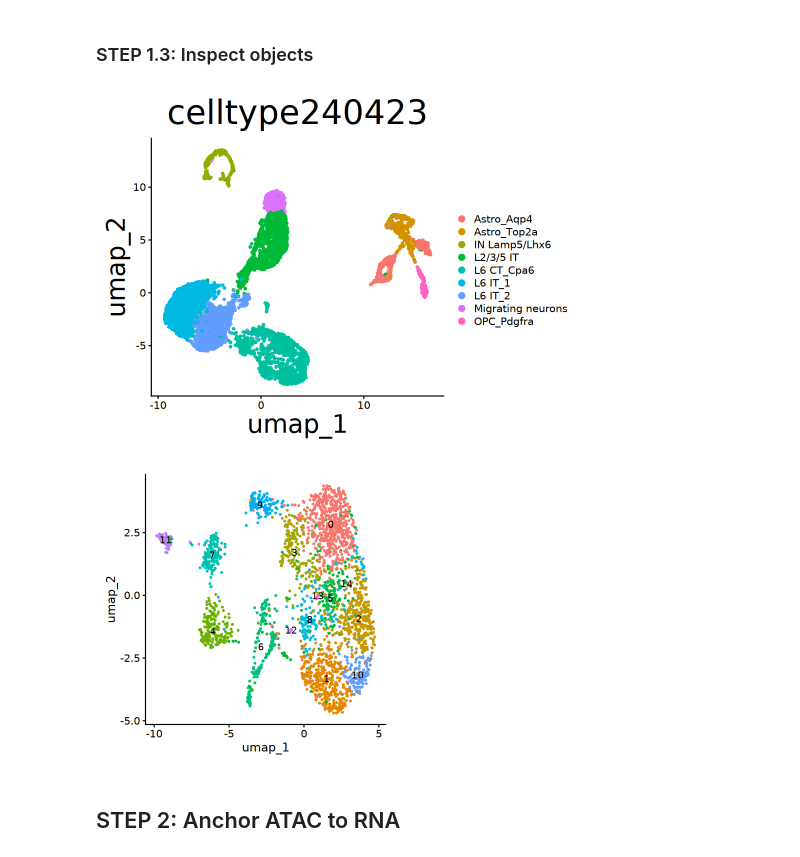
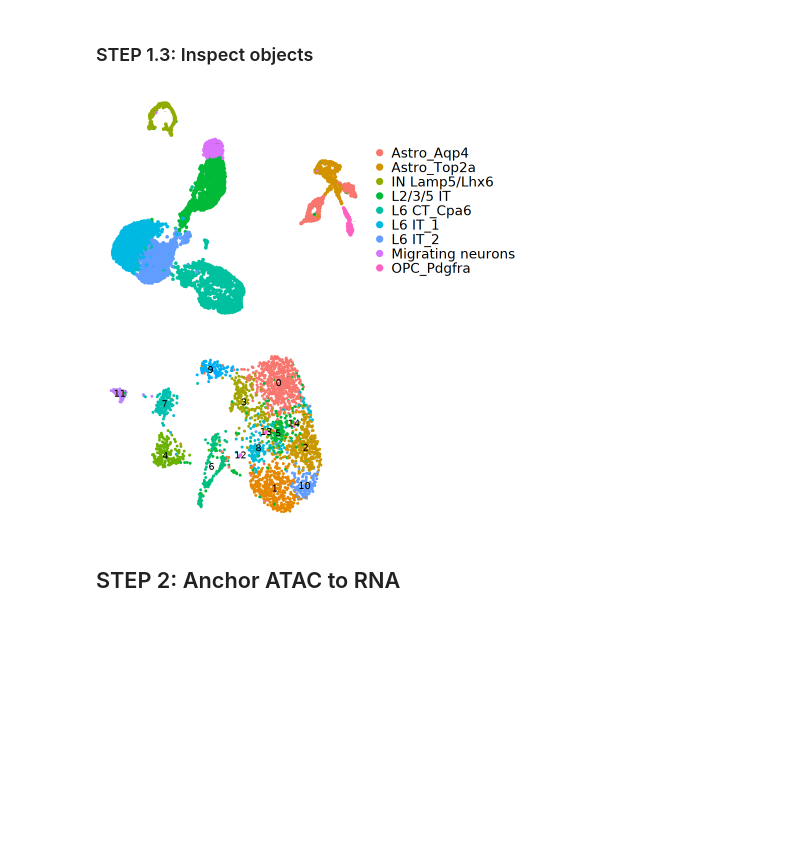
Before and after one commit to jinlabneurogenomics/Esr1development, a Jupyter notebook: src/v3_atac_new_E2/step1_qc/atac/E/2_anchor_to_rna_ALL.ipynb, the cells around one changed output. Cells and saved outputs as stored; diff of their text form; code cells hidden in the pictures; blank space fills up the shorter version.

```diff
--- a/src/v3_atac_new_E2/step1_qc/atac/E/2_anchor_to_rna_ALL.ipynb
+++ b/src/v3_atac_new_E2/step1_qc/atac/E/2_anchor_to_rna_ALL.ipynb
@@ -134,21 +142,43 @@ Active assay: ATAC (275370 features, 275370 variable features)
 # %% [markdown]
 ### STEP 1.3: Inspect objects
 # %%
-# RNA
-options(repr.plot.width=8, repr.plot.height=6)
+# Create UMAP plot without axes, axis labels, and titles, and with larger legend text
+options(repr.plot.width = 7, repr.plot.height = 4)
+RNA_umap_plot <- DimPlot(rna.obj.annotated.Seurat.v4, shuffle = TRUE, label = TRUE, repel = TRUE,
+                         pt.size = 1, label.size = 0, reduction = "umap",
+                         group.by = 'celltype240423', raster = FALSE) +
+  theme_void() + # Remove all axes, labels, and titles
+  theme(
+    plot.title = element_blank(), # Remove plot title
+    axis.title = element_blank(), # Remove axis titles
+    axis.text = element_blank(),  # Remove axis text
+    axis.ticks = element_blank(), # Remove axis ticks
+    legend.text = element_text(size = 16) # Increase legend text size
+  )
 
-DimPlot(rna.obj.annotated.Seurat.v4, shuffle=TRUE, label = TRUE, repel = TRUE, pt.size=1, label.size=0, reduction = "umap", group.by = 'celltype240423', raster=FALSE) + theme(plot.title = element_text(size=40),
-                                                                                                                                         axis.title = element_text(size=30)
-                                                                                                                                        )
+# Display the plot
+RNA_umap_plot
 # %% [output]
-[figure, old version]
+[figure, new version]
 # %%
 # ATAC
-options(repr.plot.width=5, repr.plot.height=5)
+options(repr.plot.width=4, repr.plot.height=3)
 
-DimPlot(object = atac.obj.annotated.Seurat.v4, label = TRUE) + NoLegend()
+ATAC_umap_plot <- DimPlot(object = atac.obj.annotated.Seurat.v4, label = TRUE) +
+  NoLegend() + # Remove the legend
+  theme_void() + # Remove all axes, labels, and titles
+  theme(
+    plot.title = element_blank(), # Remove plot title
+    axis.title = element_blank(), # Remove axis titles
+    axis.text = element_blank(),  # Remove axis text
+    axis.ticks = element_blank()  # Remove axis ticks
+  ) + # Remove axes and labels
+  theme(legend.position = "none") # Ensure no legend
+
+# Display the plot
+ATAC_umap_plot
 # %% [output]
-[figure, old version]
+[figure, new version]
 # %% [markdown]
 ## STEP 2: Anchor ATAC to RNA
 # %%
```
Also changed, not shown: parts of 6 cells of this notebook, 5 other files.
